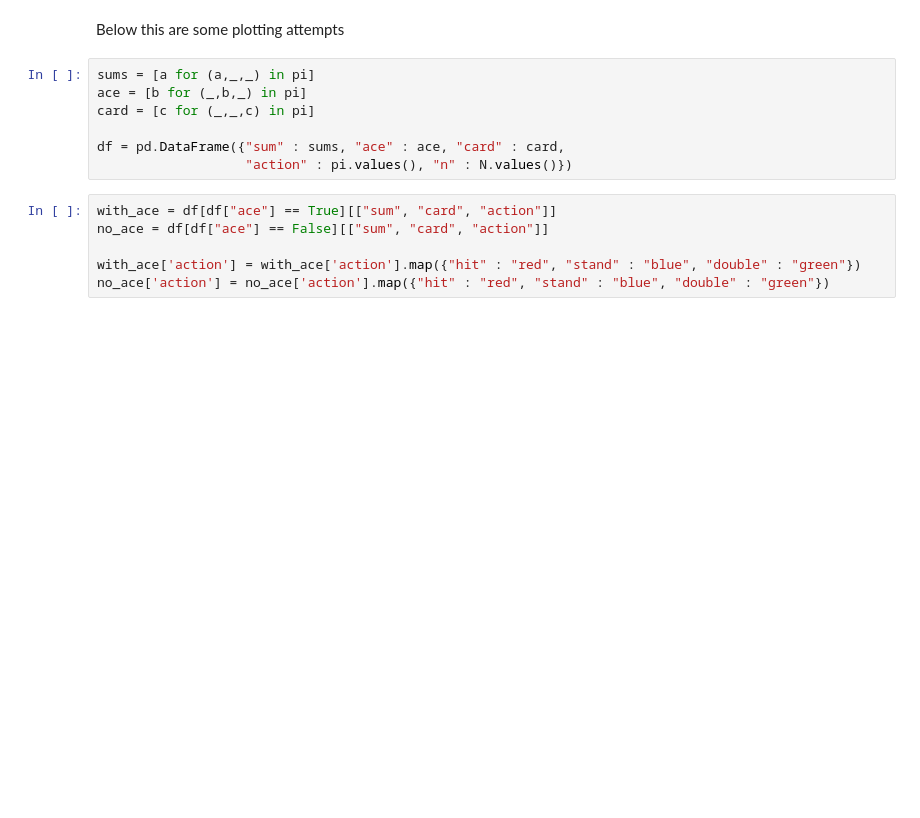
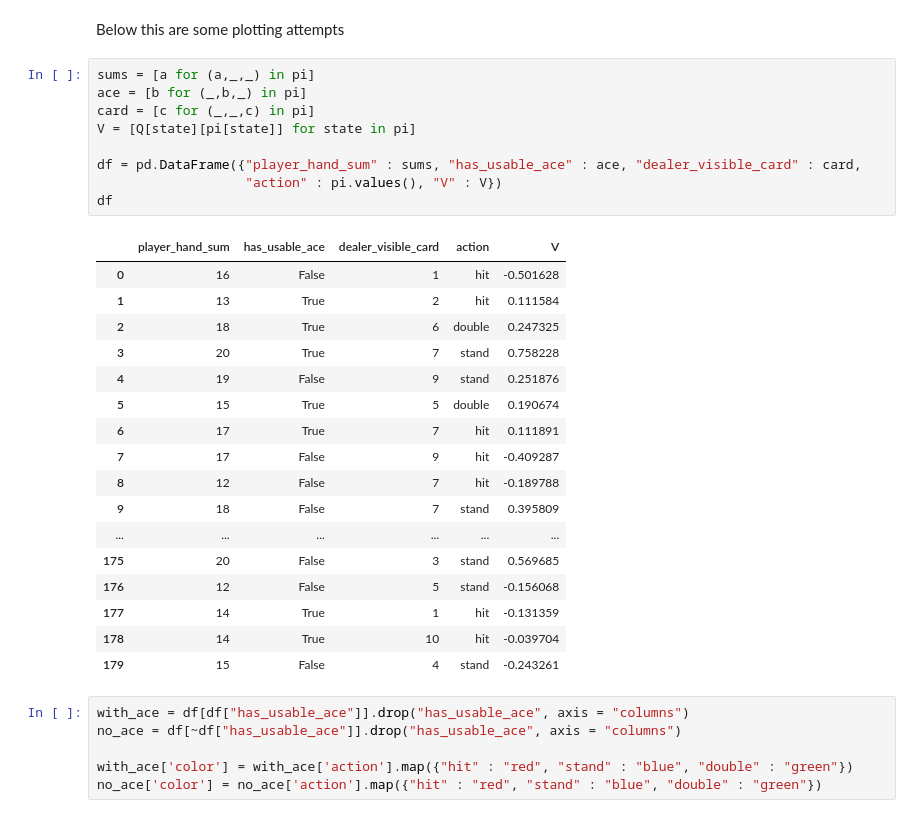
Before and after one commit to i4ata/RLPproject, a Jupyter notebook: MCC with ES.ipynb, the cells around one changed output. Saved outputs shown, nothing was run; the diff lists cells and outputs as text; blank space fills up the shorter version.

```diff
--- a/MCC with ES.ipynb
+++ b/MCC with ES.ipynb
@@ -101,13 +107,33 @@ Below this are some plotting attempts
 # %%
 sums = [a for (a,_,_) in pi]
 ace = [b for (_,b,_) in pi]
 card = [c for (_,_,c) in pi]
+V = [Q[state][pi[state]] for state in pi]
 
-df = pd.DataFrame({"sum" : sums, "ace" : ace, "card" : card,
-                   "action" : pi.values(), "n" : N.values()})
+df = pd.DataFrame({"player_hand_sum" : sums, "has_usable_ace" : ace, "dealer_visible_card" : card,
+                   "action" : pi.values(), "V" : V})
+df
+# %% [output]
+|  | player_hand_sum | has_usable_ace | dealer_visible_card | action | V |
+| 0 | 16 | False | 1 | hit | -0.501628 |
+| 1 | 13 | True | 2 | hit | 0.111584 |
+| 2 | 18 | True | 6 | double | 0.247325 |
+| 3 | 20 | True | 7 | stand | 0.758228 |
+| 4 | 19 | False | 9 | stand | 0.251876 |
+| 5 | 15 | True | 5 | double | 0.190674 |
+| 6 | 17 | True | 7 | hit | 0.111891 |
+| 7 | 17 | False | 9 | hit | -0.409287 |
+| 8 | 12 | False | 7 | hit | -0.189788 |
+| 9 | 18 | False | 7 | stand | 0.395809 |
+| ... | ... | ... | ... | ... | ... |
+| 175 | 20 | False | 3 | stand | 0.569685 |
+| 176 | 12 | False | 5 | stand | -0.156068 |
+| 177 | 14 | True | 1 | hit | -0.131359 |
+| 178 | 14 | True | 10 | hit | -0.039704 |
+| 179 | 15 | False | 4 | stand | -0.243261 |
 # %%
-with_ace = df[df["ace"] == True][["sum", "card", "action"]]
-no_ace = df[df["ace"] == False][["sum", "card", "action"]]
+with_ace = df[df["has_usable_ace"]].drop("has_usable_ace", axis = "columns")
+no_ace = df[~df["has_usable_ace"]].drop("has_usable_ace", axis = "columns")
 
-with_ace['action'] = with_ace['action'].map({"hit" : "red", "stand" : "blue", "double" : "green"})
-no_ace['action'] = no_ace['action'].map({"hit" : "red", "stand" : "blue", "double" : "green"})
+with_ace['color'] = with_ace['action'].map({"hit" : "red", "stand" : "blue", "double" : "green"})
+no_ace['color'] = no_ace['action'].map({"hit" : "red", "stand" : "blue", "double" : "green"})
```
Also changed, not shown: parts of 8 cells of this notebook, 1 other file.
